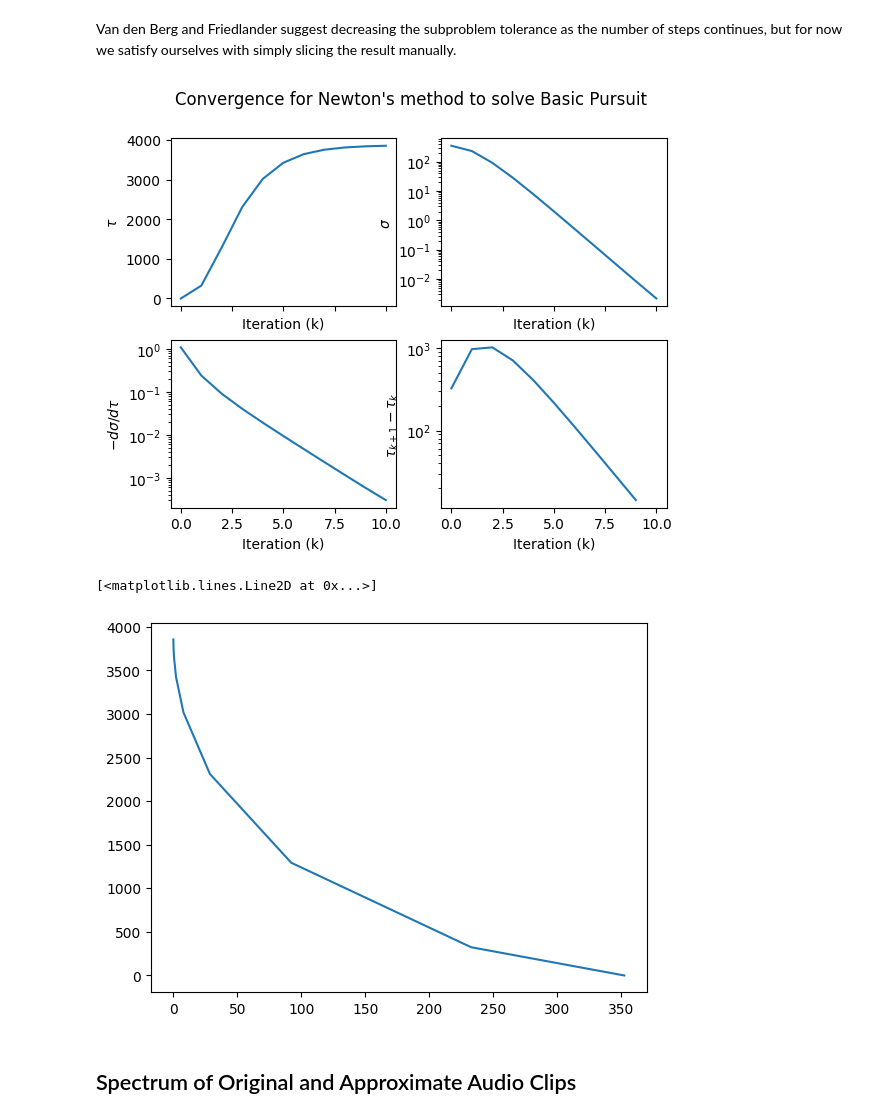
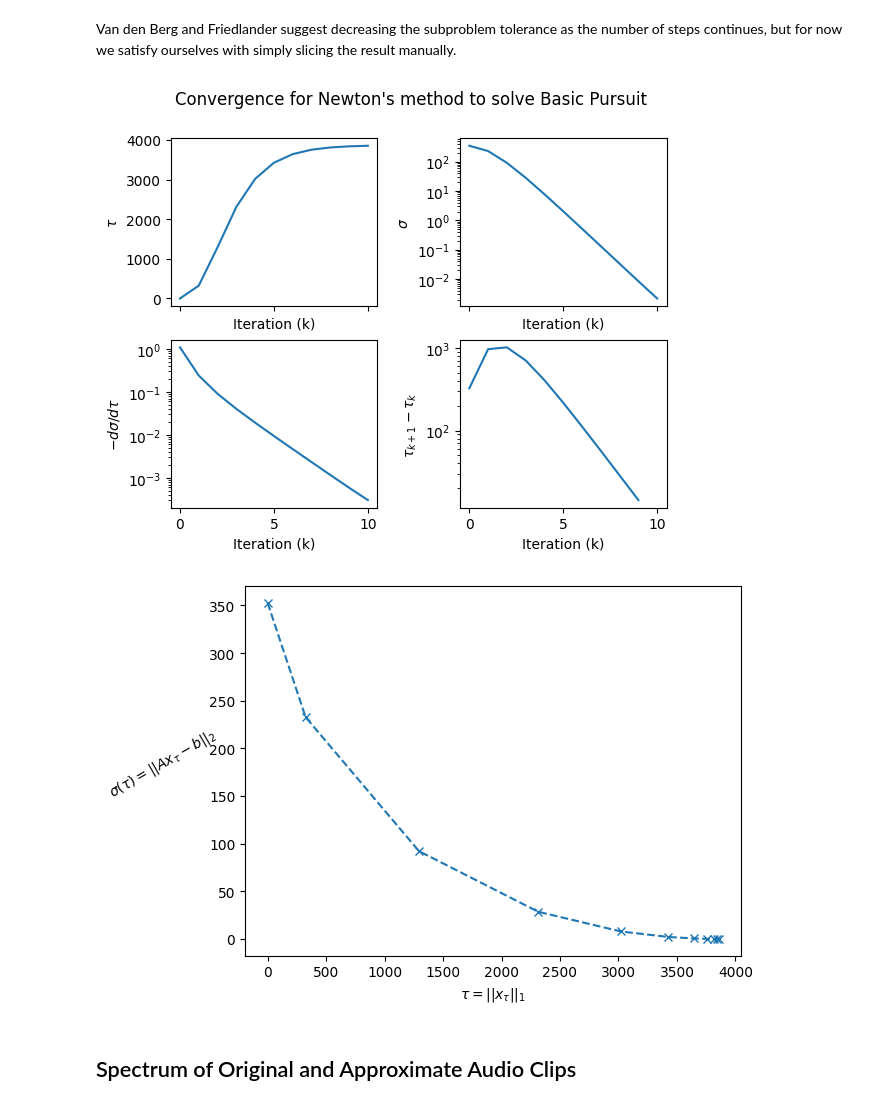
Before and after one commit to seanjennings960/study-hard, a Jupyter notebook: cvx-opt/notebooks/hw10.ipynb, the cells around one changed output. Drawn from its saved outputs; the diff is of its cells as text; code cells hidden in the pictures.

```diff
--- a/cvx-opt/notebooks/hw10.ipynb
+++ b/cvx-opt/notebooks/hw10.ipynb
@@ -322,17 +305,16 @@ plt.xlim([0, 30])
 # %% [markdown]
 Van den Berg and Friedlander suggest decreasing the subproblem tolerance as the number of steps continues, but for now we satisfy ourselves with simply slicing the result manually.
 # %%
-handel_result = handel_result[:11]
+handel_result1 = handel_result1[:11]
 # %%
-handel_result.plot_convergence(fmt='-')
+handel_result1.plot_convergence(fmt='-')
 # plt.xlim([0, 10])
 # %% [output]
-[figure, old version]
+[figure, new version]
 # %%
-handle_result1.plot_pareto_frontier()
+handel_result1.plot_pareto_frontier()
 # %% [output]
-[<matplotlib.lines.Line2D at 0x...>]
-[figure, old version]
+[figure, new version]
 # %% [markdown]
 ## Spectrum of Original and Approximate Audio Clips
 # %% [markdown]
```
Also changed, not shown: parts of 7 cells of this notebook, 1 other file.
